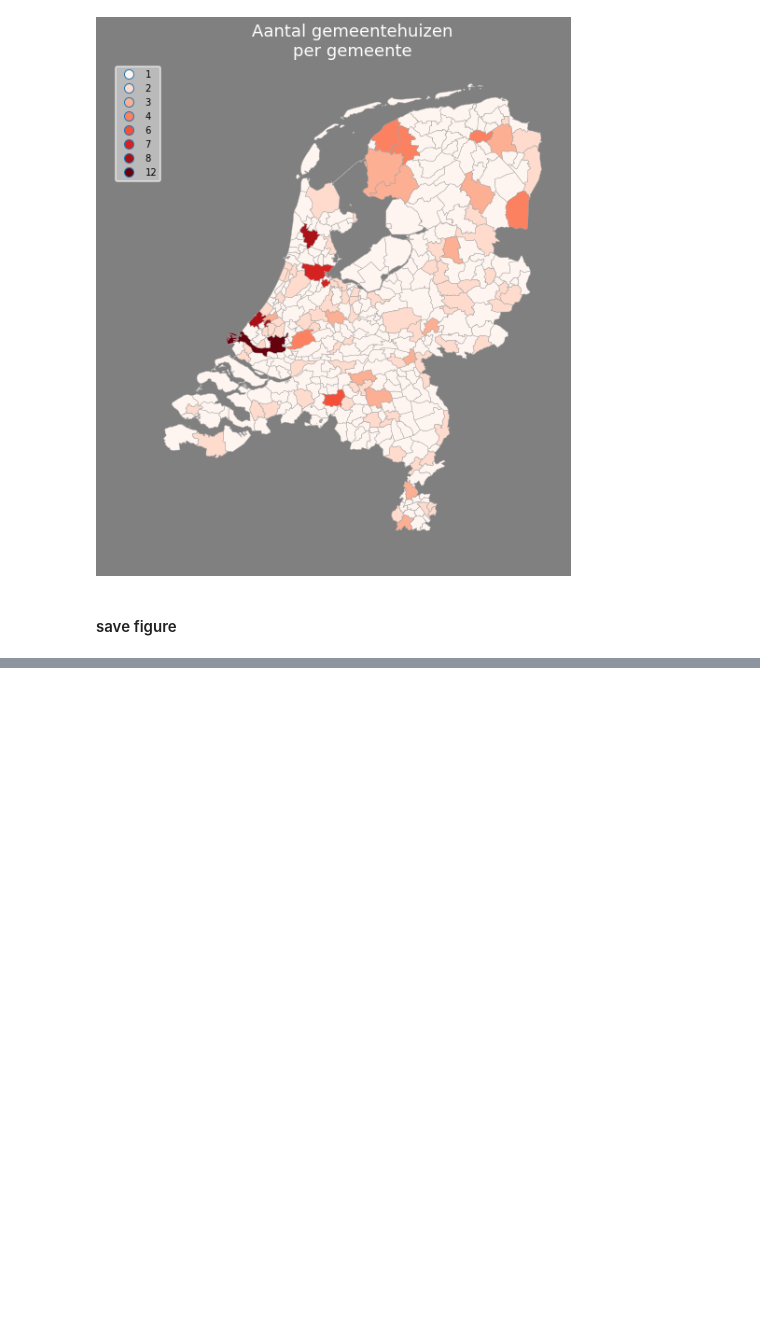
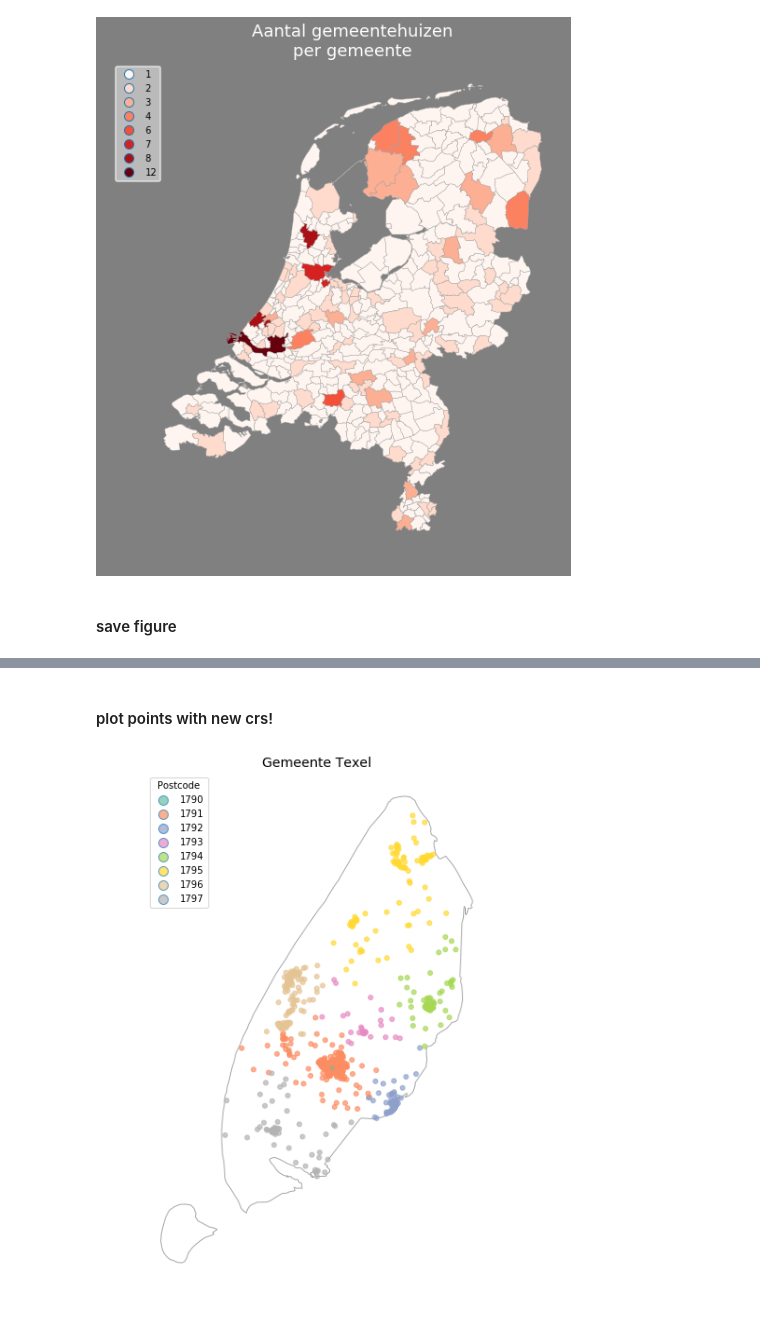
Before and after one commit to Brinkhuis/Tutorials, a Jupyter notebook: geopandas/notebook/geopandas.ipynb, the cells around one changed output, grey strips where cells are left out. Cells and saved outputs as stored; diff of their text form; code cells hidden in the pictures; blank space fills up the shorter version.

```diff
--- a/geopandas/notebook/geopandas.ipynb
+++ b/geopandas/notebook/geopandas.ipynb
@@ -274,0 +334,4 @@ f.savefig(filepath) # without facecolor specified
+# %%
+df_texel['geometry'] = df_texel.apply(lambda g: Point((g.Longitude, g.Latitude)), axis=1)
+df_texel.drop(['Longitude', 'Latitude'], axis=1, inplace=True)
+df_texel[['PostcodeNummers', 'PostcodeLetters', 'Straat', 'MinNummer', 'MaxNummer', 'geometry']].head()
@@ -274,0 +347,4 @@ f.savefig(filepath) # without facecolor specified
+# %%
+crs = {'init': 'epsg:4326'} # https://epsg.io/4326
+# %%
+gdf_texel = gpd.GeoDataFrame(df_texel, crs=crs, geometry=df_texel.geometry)
@@ -274,0 +373,2 @@ f.savefig(filepath) # without facecolor specified
+# %%
+gdf_texel.geometry = gdf_texel.geometry.to_crs(gemeentegrenzen.crs) # https://epsg.io/4326
@@ -274,0 +384,13 @@ f.savefig(filepath) # without facecolor specified
+# %% [markdown]
+#### plot points with new crs!
+# %%
+f, ax = plt.subplots(figsize=(8, 10))
+gemeentegrenzen[gemeentegrenzen.gemeentena == 'Texel'].plot(ax=ax, color='white', edgecolor='darkgrey', linewidth=1)
+gdf_texel.plot(ax=ax, column='PostcodeNummers', categorical=True, cmap='Set2', markersize=25, alpha=0.7, legend=True)
+plt.title('Gemeente Texel', fontsize=14)
+legend = ax.get_legend()
+legend.set_title('Postcode')
+plt.axis('off')
+plt.show()
+# %% [output]
+[figure, added]
```
Also changed, not shown: parts of 23 cells of this notebook, 2 other files.
